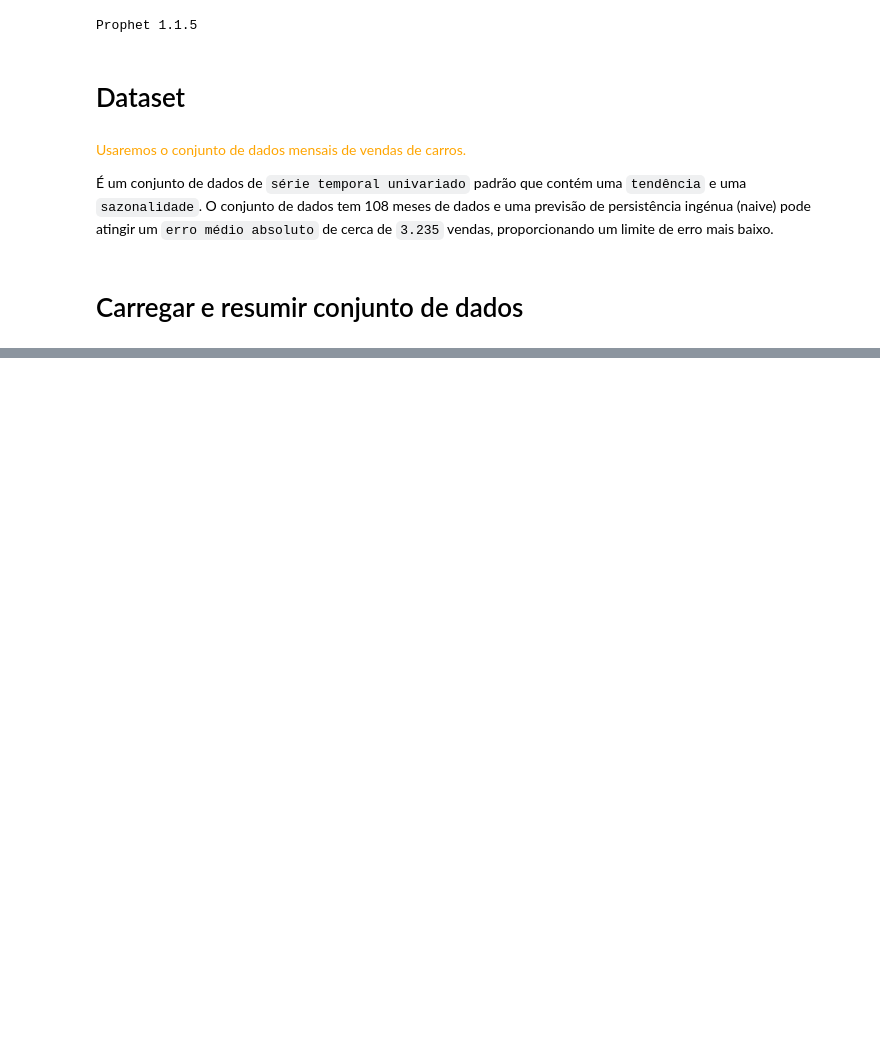
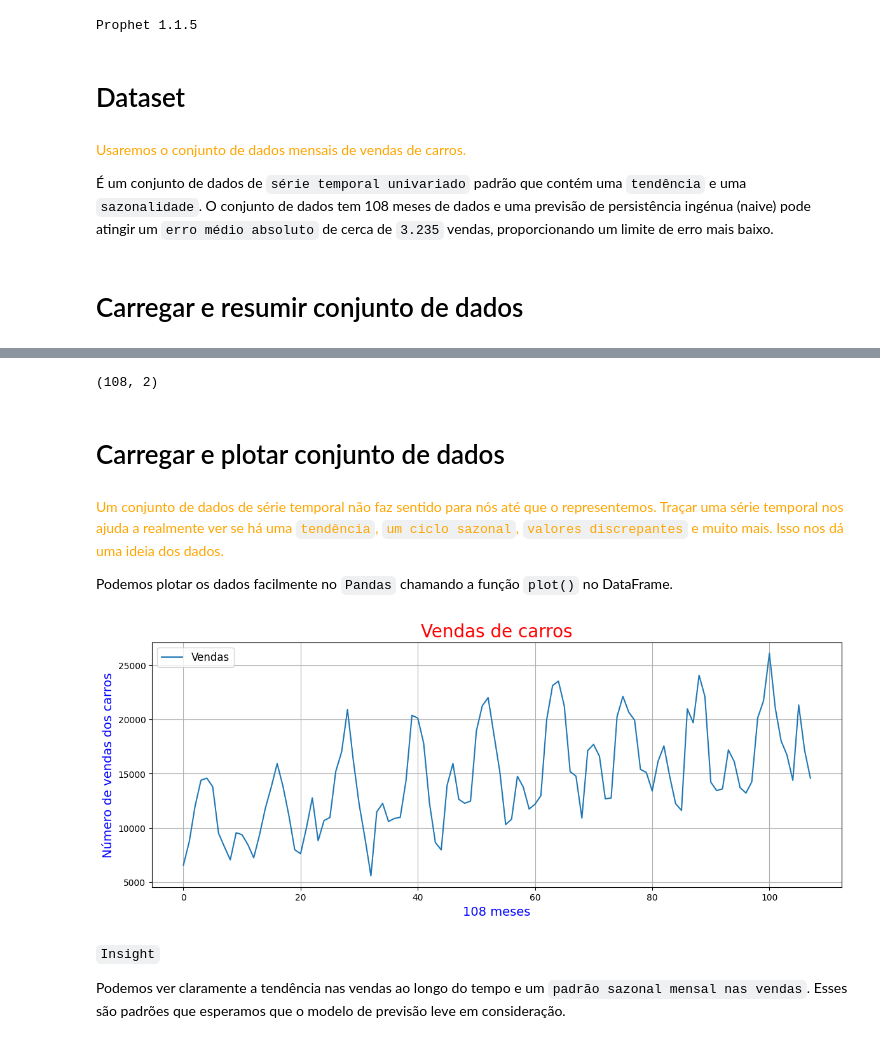
Before and after one commit to EddyGiusepe/Exploring_the_World_of_Programming_with_Python, a Jupyter notebook: 19_Time_Series_Forecasting/Time_Series_Forecasting_With_Prophet_in_Python.ipynb, the cells around one changed output, grey strips where cells are left out. Drawn from its saved outputs; the diff is of its cells as text; code cells hidden in the pictures; blank space fills up the shorter version.

Commit message:
Observando a tendência nas vendas de carros

```diff
--- a/19_Time_Series_Forecasting/Time_Series_Forecasting_With_Prophet_in_Python.ipynb
+++ b/19_Time_Series_Forecasting/Time_Series_Forecasting_With_Prophet_in_Python.ipynb
@@ -38,0 +39,7 @@ Podemos carregar os dados diretamente do URL chamando a função read_csv() Pand
+# %%
+from pandas import read_csv
+# Carregar os Dados de vendas de Carros:
+path = 'https://raw.githubusercontent.com/jbrownlee/Datasets/master/monthly-car-sales.csv'
+
+df = read_csv(path, header=0)
+df.head()
@@ -38,0 +53,30 @@ Podemos carregar os dados diretamente do URL chamando a função read_csv() Pand
+# %%
+df.shape
+# %% [output]
+(108, 2)
+# %% [markdown]
+# <font color="gree">Carregar e plotar conjunto de dados</font>
+# %% [markdown]
+<font color="orange">Um conjunto de dados de série temporal não faz sentido para nós até que o representemos. Traçar uma série temporal nos ajuda a realmente ver se há uma `tendência`, `um ciclo sazonal`, `valores discrepantes` e muito mais. Isso nos dá uma ideia dos dados.
+
+Podemos plotar os dados facilmente no `Pandas` chamando a função `plot()` no DataFrame.</font>
+# %%
+import matplotlib.pyplot as plt
+%matplotlib inline
+
+#plt.figure(figsize=(30, 8))
+df.plot()
+plt.grid(True)
+plt.gcf().set_size_inches(14, 5)
+plt.title('Vendas de carros', fontsize=20, c="r")
+plt.xlabel('108 meses', fontsize=14, c="b")
+plt.ylabel('Número de vendas dos carros', fontsize=14, c="b")
+# Adicionar uma legenda personalizada e desconsiderar a padrão:
+plt.legend(['Vendas'], fontsize=12)
+plt.show()
+# %% [output]
+[figure, added]
+# %% [markdown]
+`Insight`
+
+<font color="gree">Podemos ver claramente a tendência nas vendas ao longo do tempo e um `padrão sazonal mensal nas vendas`. Esses são padrões que esperamos que o modelo de previsão leve em consideração.</font>
```
Also changed, not shown: parts of 2 cells of this notebook.
